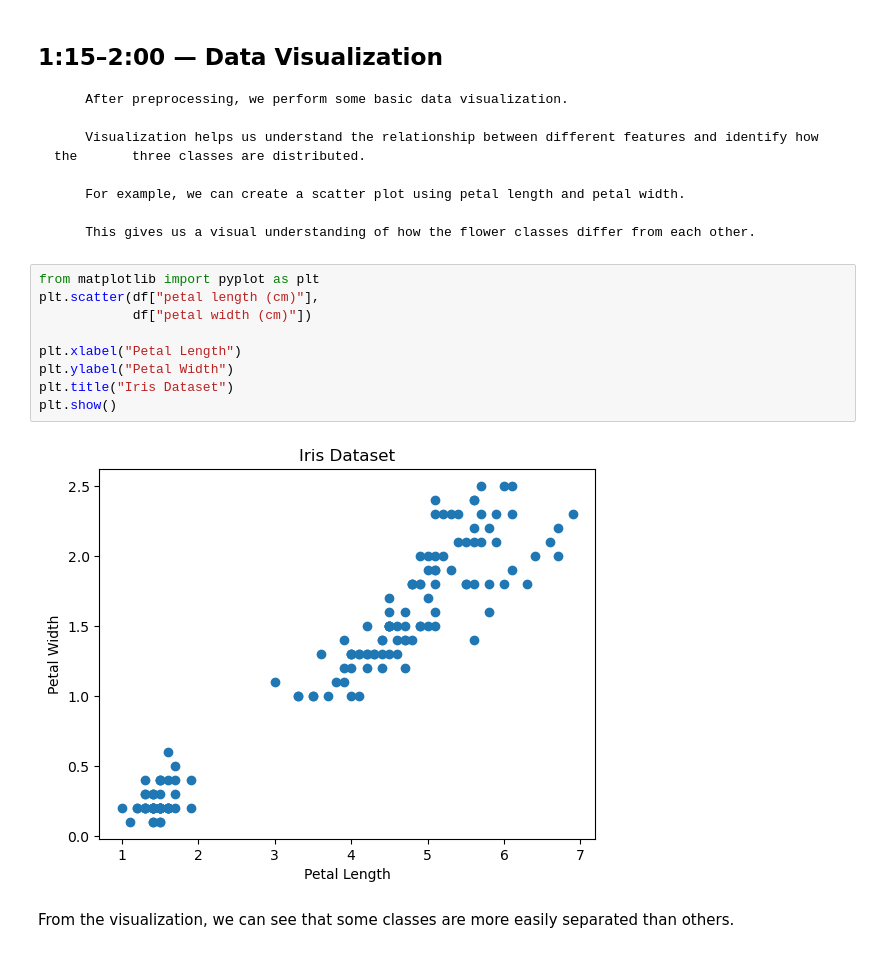
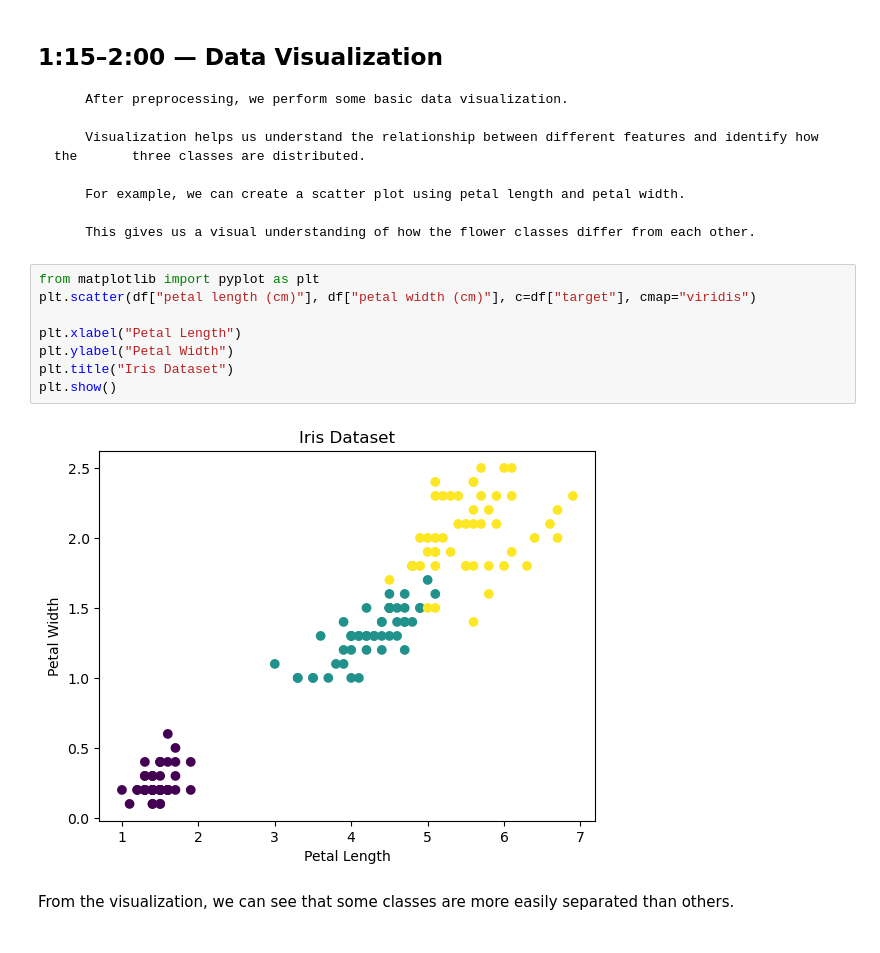
Before and after one commit to mianabdulbasit-tech/Denvox_AI_ML_intership, a Jupyter notebook: week_08/06_task.ipynb, the cells around one changed output. Cells and saved outputs as stored; diff of their text form.

```diff
--- a/week_08/06_task.ipynb
+++ b/week_08/06_task.ipynb
@@ -67,15 +67,14 @@ dtype: int64
         This gives us a visual understanding of how the flower classes differ from each other.
 # %%
 from matplotlib import pyplot as plt
-plt.scatter(df["petal length (cm)"],
-            df["petal width (cm)"])
+plt.scatter(df["petal length (cm)"], df["petal width (cm)"], c=df["target"], cmap="viridis")
 
 plt.xlabel("Petal Length")
 plt.ylabel("Petal Width")
 plt.title("Iris Dataset")
 plt.show()
 # %% [output]
-[figure, old version]
+[figure, new version]
 # %% [markdown]
 From the visualization, we can see that some classes are more easily separated than others.
 # %% [markdown]
```
Also changed, not shown: 1 other file.
